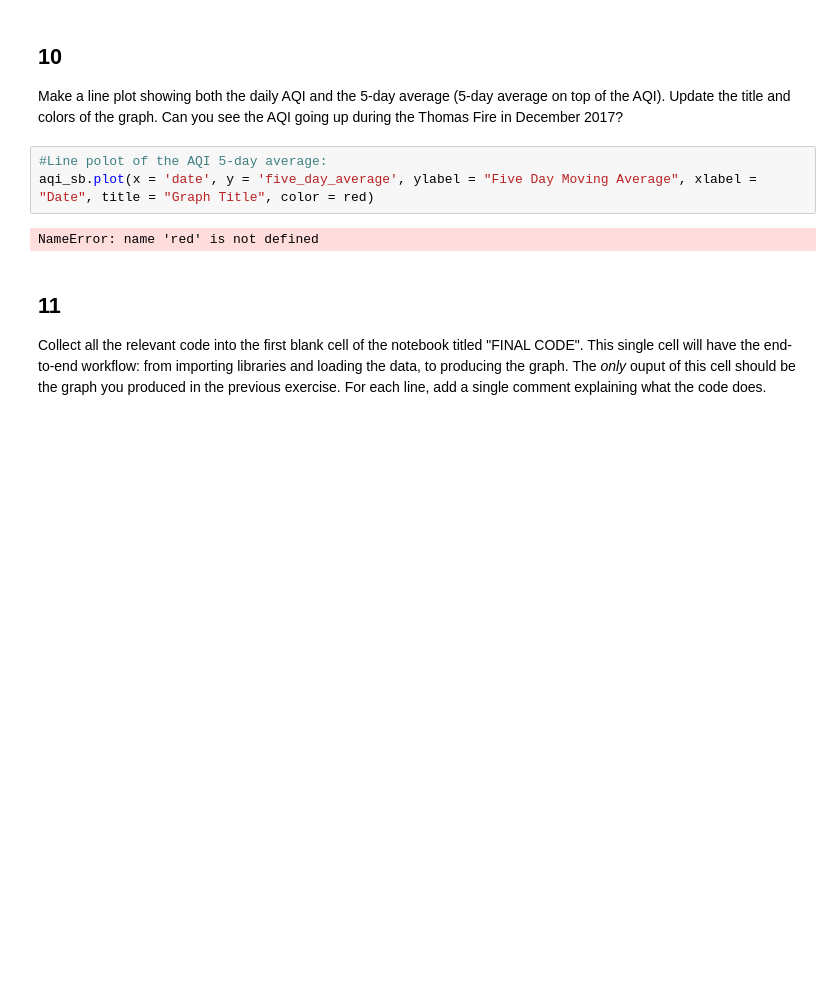
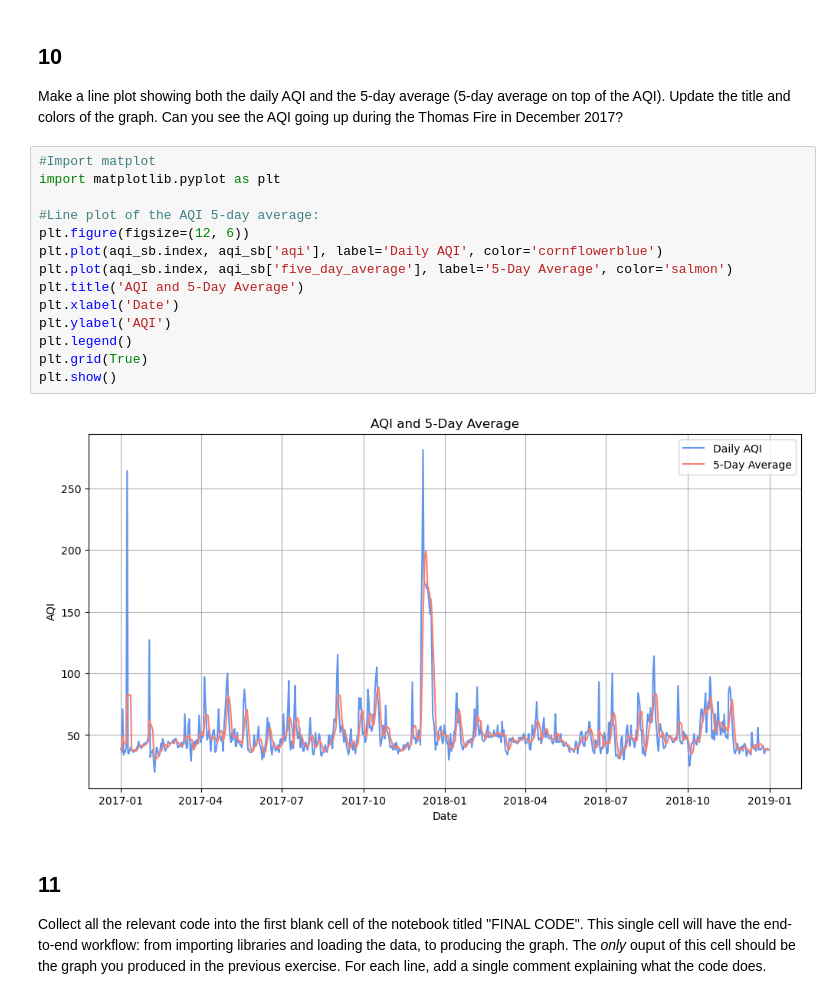
Before and after one commit to ccaswell25/eds220-hwk-2, a Jupyter notebook: hwk2-task2-aqi.ipynb, the cells around one changed output. Saved outputs shown, nothing was run; the diff lists cells and outputs as text; blank space fills up the shorter version.

```diff
--- a/hwk2-task2-aqi.ipynb
+++ b/hwk2-task2-aqi.ipynb
@@ -225,11 +240,22 @@ aqi_sb['five_day_average'] = aqi_sb.aqi.rolling('5D').mean()
 # %% [markdown]
 ## 10
 Make a line plot showing both the daily AQI and the 5-day average (5-day average on top of the AQI). Update the title and colors of the graph. Can you see the AQI going up during the Thomas Fire in December 2017?
-# %%
-#Line polot of the AQI 5-day average:
-aqi_sb.plot(x = 'date', y = 'five_day_average', ylabel = "Five Day Moving Average", xlabel = "Date", title = "Graph Title", color = red)
-# %% [output]
-NameError: name 'red' is not defined
+# %%
+#Import matplot
+import matplotlib.pyplot as plt
+
+#Line plot of the AQI 5-day average:
+plt.figure(figsize=(12, 6))
+plt.plot(aqi_sb.index, aqi_sb['aqi'], label='Daily AQI', color='cornflowerblue')
+plt.plot(aqi_sb.index, aqi_sb['five_day_average'], label='5-Day Average', color='salmon')
+plt.title('AQI and 5-Day Average')
+plt.xlabel('Date')
+plt.ylabel('AQI')
+plt.legend()
+plt.grid(True)
+plt.show()
+# %% [output]
+[figure, added]
 # %% [markdown]
 ## 11
 
```
Also changed, not shown: parts of 3 cells of this notebook, 1 other file.
